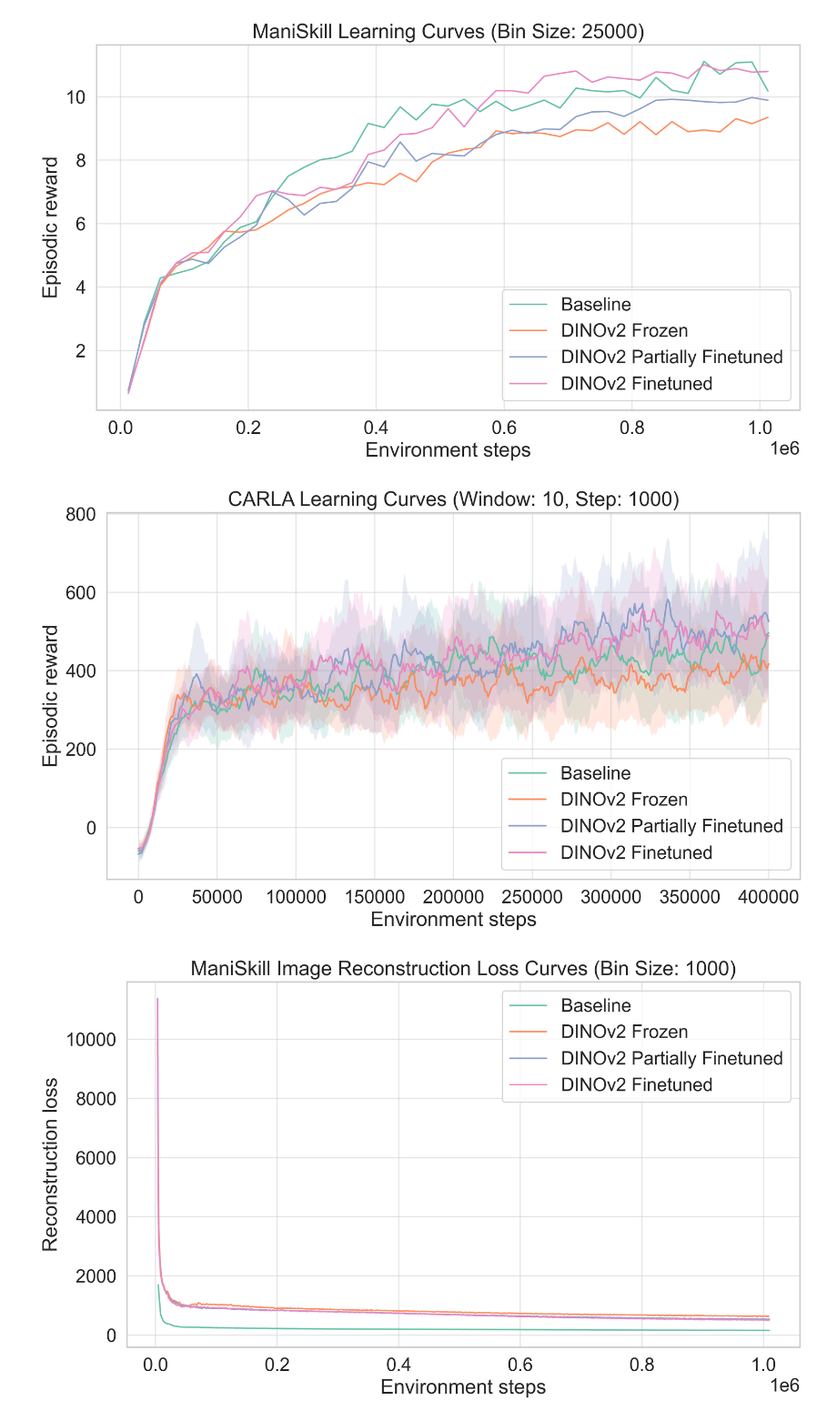
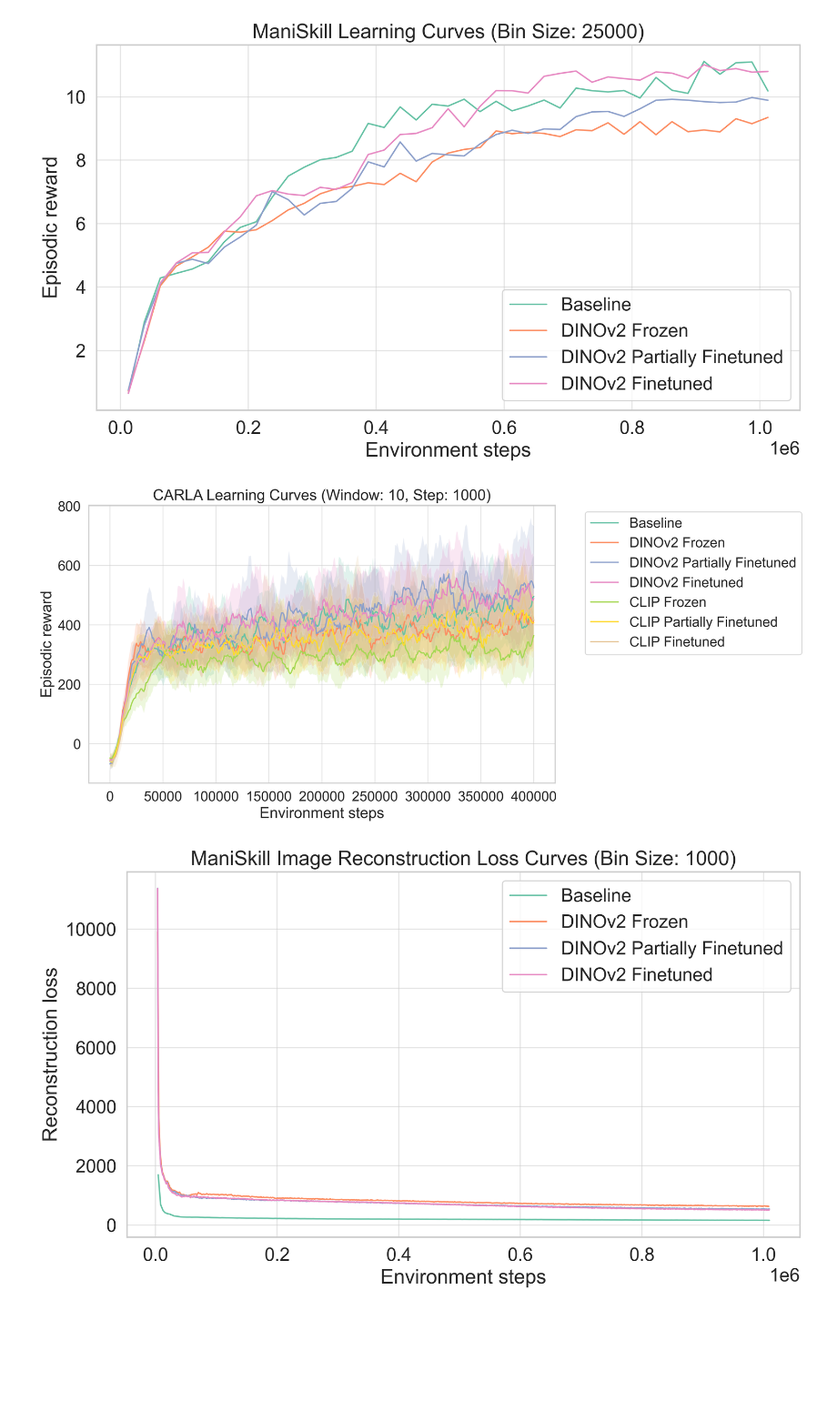
Before and after one commit to JottScones/PVMs-with-DreamerV3, a Jupyter notebook: plot_episodic_score.ipynb, the cells around one changed output. Shown at 91% size. Drawn from its saved outputs; the diff is of its cells as text; code cells hidden in the pictures; blank space fills up the shorter version.

Commit message:
final scores

```diff
--- a/plot_episodic_score.ipynb
+++ b/plot_episodic_score.ipynb
@@ -166,8 +166,8 @@ def plot_with_uncertainty_interp(
     plt.ylabel(ylabel)
     plt.title(f"{title} (Window: {window}, Step: {step_interval})")
     plt.grid(alpha=0.5)
-    plt.legend()
-    plt.tight_layout()
+    plt.legend(bbox_to_anchor=(1.05, 1), loc='upper left')
+    # plt.tight_layout()
     plt.show()
 # %% [markdown]
 ## Plots
@@ -222,34 +222,58 @@ plot_with_uncertainty_interp(
                 "./logdir/DINOFreeze_carla_train_ID_2/scores.jsonl"
             ],
             "label": "DINOv2 Frozen"
         },
         {
             "files": [
                 "./logdir/DINOPartial_carla_train_ID/scores.jsonl",
                 "./logdir/DINOPartial_carla_train_ID_1/scores.jsonl",
                 "./logdir/DINOPartial_carla_train_ID_2/scores.jsonl"
             ],
             "label": "DINOv2 Partially Finetuned"
         },
         {
             "files": [
                 "./logdir/DINOFT_carla_train_ID/scores.jsonl",
                 "./logdir/DINOFT_carla_train_ID_1/scores.jsonl",
                 "./logdir/DINOFT_carla_train_ID_2/scores.jsonl",
             ],
             "label": "DINOv2 Finetuned"
         },
+        {
+            "files": [
+                "./logdir/CLIPFreeze_carla_train_ID/scores.jsonl",
+                "./logdir/CLIPFreeze_carla_train_ID_1/scores.jsonl",
+                "./logdir/CLIPFreeze_carla_train_ID_2/scores.jsonl"
+            ],
+            "label": "CLIP Frozen"
+        },
+        {
+            "files": [
+                "./logdir/CLIPPartial_carla_train_ID/scores.jsonl",
+                "./logdir/CLIPPartial_carla_train_ID_1/scores.jsonl",
+                "./logdir/CLIPPartial_carla_train_ID_2/scores.jsonl"
+            ],
+            "label": "CLIP Partially Finetuned"
+        },
+        {
+            "files": [
+                "./logdir/CLIPFT_carla_train_ID/scores.jsonl",
+                "./logdir/CLIPFT_carla_train_ID_1/scores.jsonl",
+                "./logdir/CLIPFT_carla_train_ID_2/scores.jsonl",
+            ],
+            "label": "CLIP Finetuned"
+        },
     ],
     window=10,
     max_step=400_000,
     value_col="episode/score",
     value_name="reward",
     xlabel="Environment steps",
     ylabel="Episodic reward",
     title="CARLA Learning Curves",
 )
 # %% [output]
-[figure, old version]
+[figure, new version]
 # %%
 plot(
     files_labels=[
```
Also changed, not shown: 1 other file.
